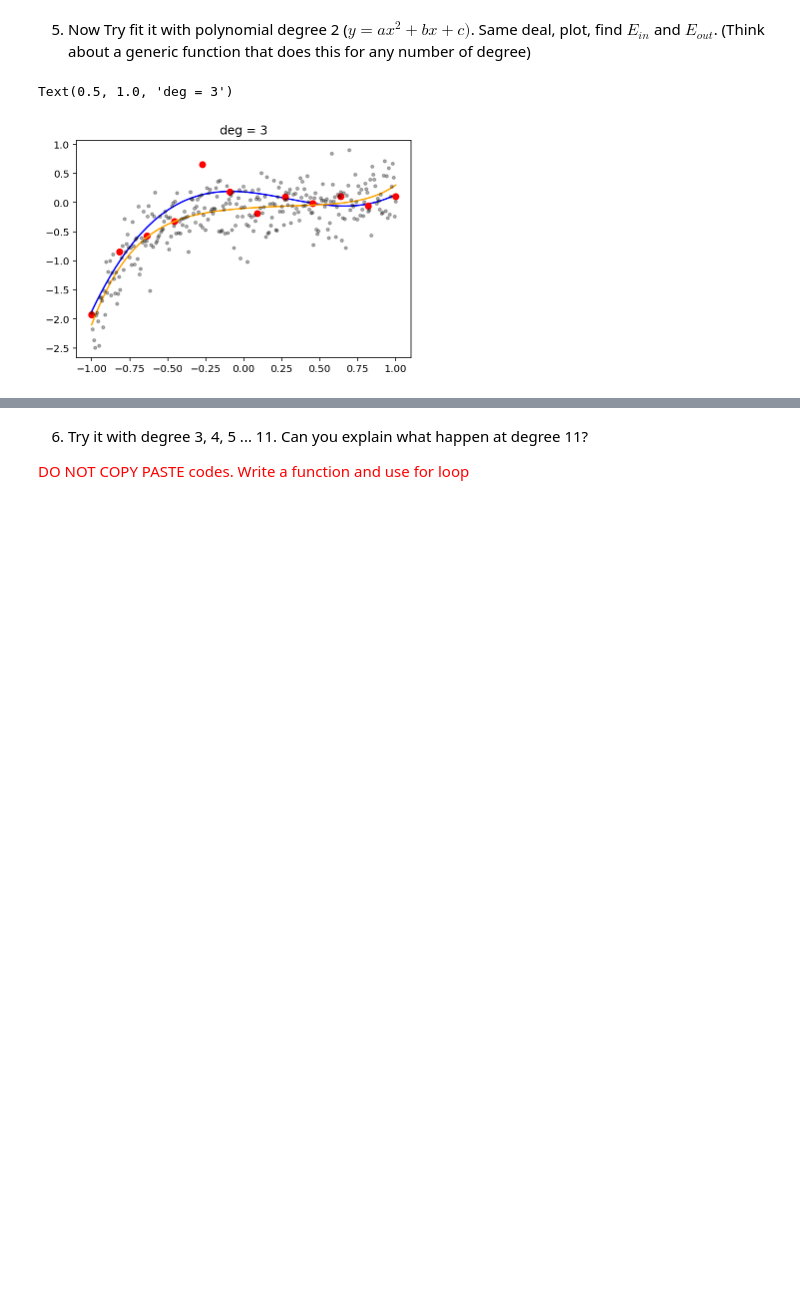
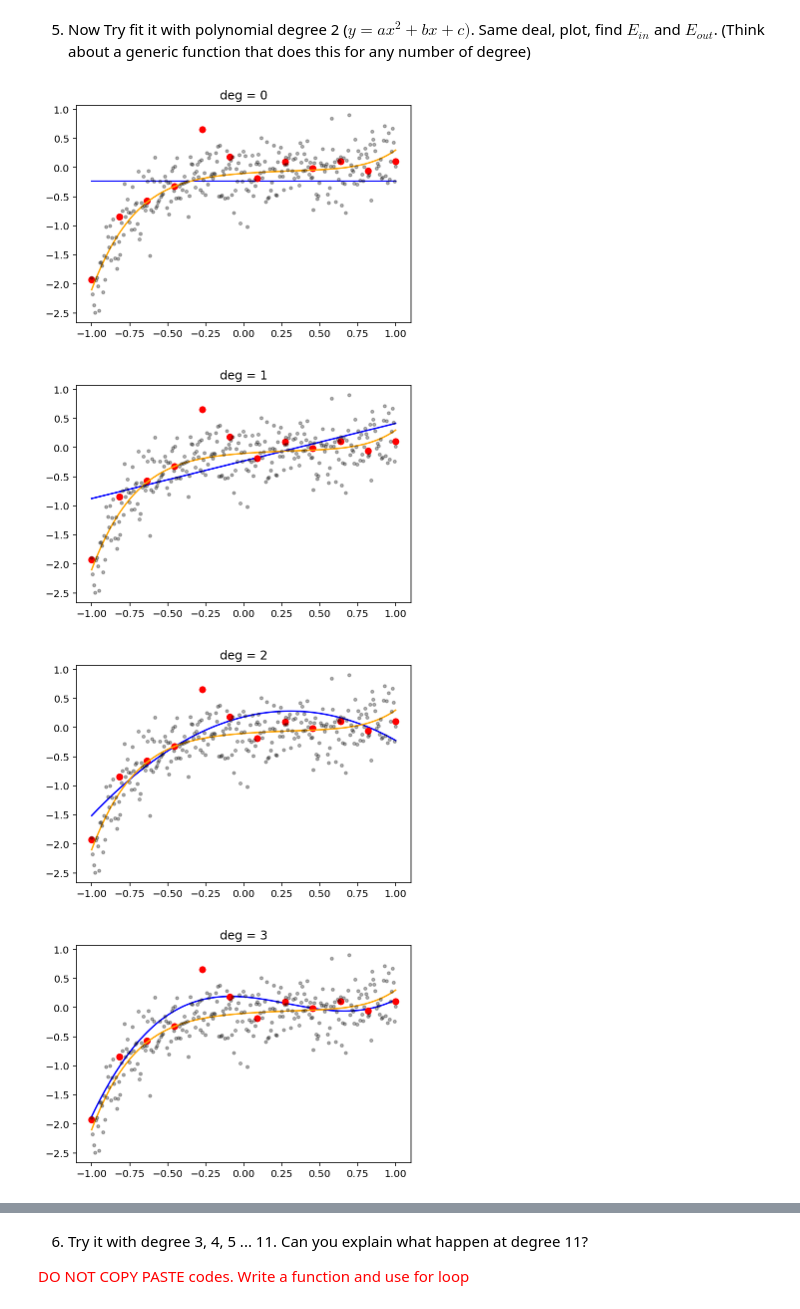
Before and after one commit to muic-pattern-rekt-2018/Exercise03-Generalization-Regularization, a Jupyter notebook: Exercise 03 Generalization and Regularization.ipynb, the cells around one changed output, grey strips where cells are left out. Cells and saved outputs as stored; diff of their text form; code cells hidden in the pictures; blank space fills up the shorter version.

```diff
--- a/Exercise 03 Generalization and Regularization.ipynb
+++ b/Exercise 03 Generalization and Regularization.ipynb
@@ -97,13 +97,16 @@ def plot_bg():
 # %%
 
 deg = 3
 for deg in range(11):
-w = np.polyfit(xs, ys, deg)
-guess_ys = np.polyval(w, xs)
-line_xs = np.linspace(-1,1, 100)
-plt.plot(line_xs, np.polyval(w, line_xs), '-b')
-plot_bg()
-plt.title(f'deg = {deg}')
+    plt.figure()
+    w = np.polyfit(xs, ys, deg)
+    guess_ys = np.polyval(w, xs)
+    line_xs = np.linspace(-1,1, 100)
+    plt.plot(line_xs, np.polyval(w, line_xs), '-b')
+    plot_bg()
+    plt.title(f'deg = {deg}')
 # %% [output]
-Text(0.5, 1.0, 'deg = 3')
-[figure, old version]
+[figure, new version]
+[figure, added]
+[figure, added]
+[figure, added]
```
Also changed, not shown: parts of 2 cells of this notebook.
